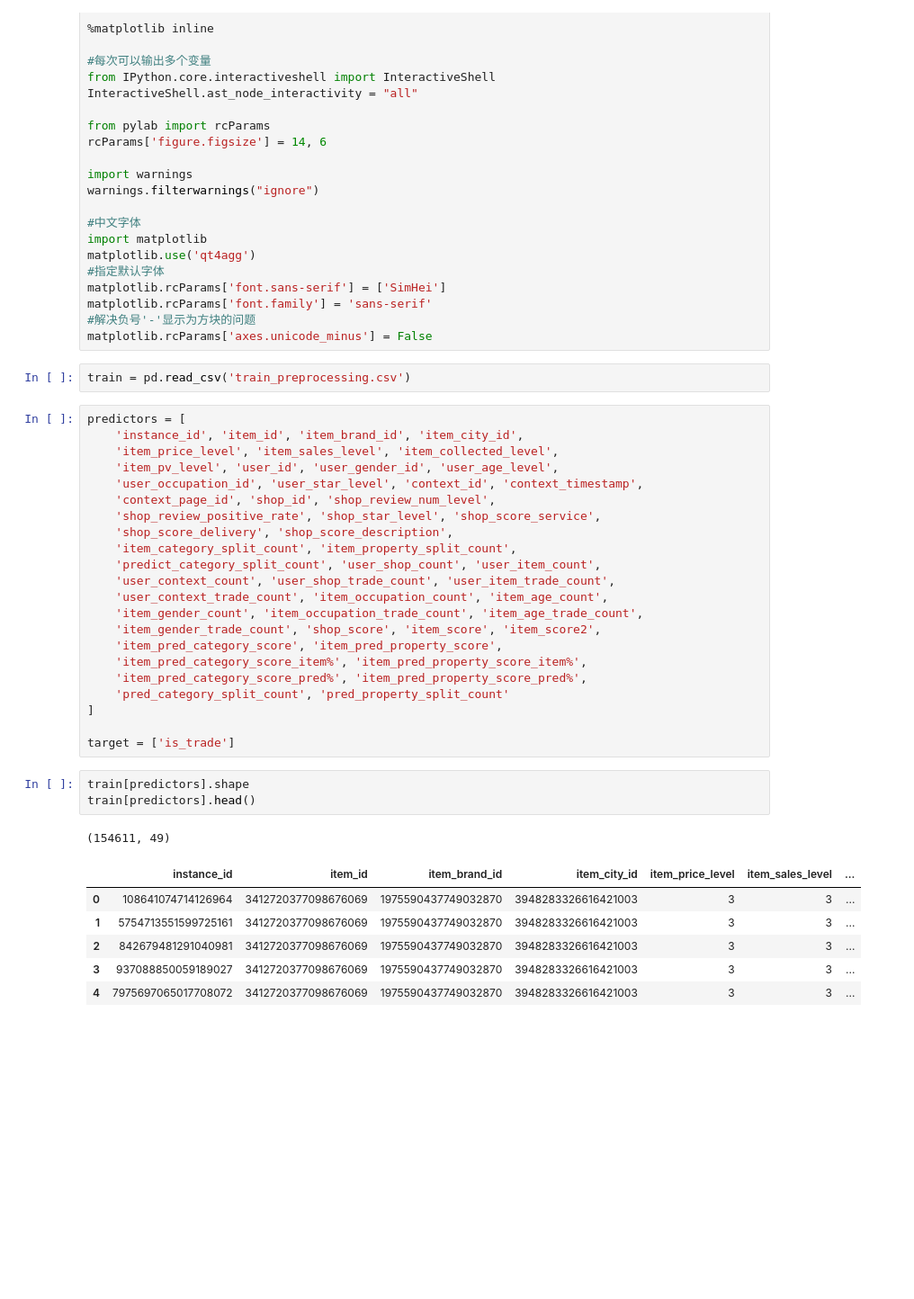
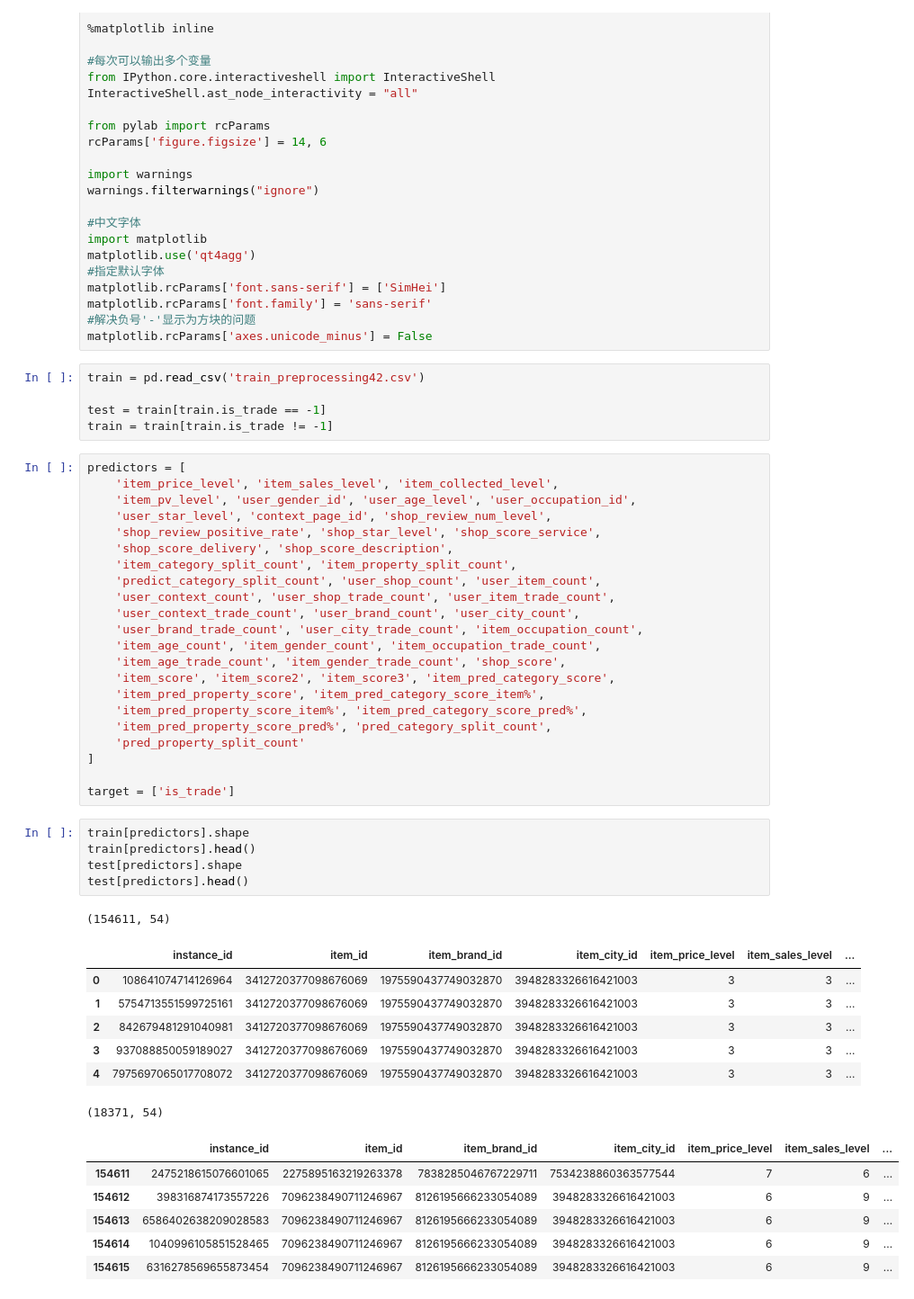
Before and after one commit to abcdddxy/kaggle, a Jupyter notebook: ALiMaMa/XGB.ipynb, the cells around one changed output. Shown at 90% size. Saved outputs shown, nothing was run; the diff lists cells and outputs as text; blank space fills up the shorter version.

```diff
--- a/ALiMaMa/XGB.ipynb
+++ b/ALiMaMa/XGB.ipynb
@@ -28,39 +28,51 @@ matplotlib.rcParams['font.sans-serif'] = ['SimHei']
 matplotlib.rcParams['font.family'] = 'sans-serif'
 #解决负号'-'显示为方块的问题
 matplotlib.rcParams['axes.unicode_minus'] = False
-# %%
-train = pd.read_csv('train_preprocessing.csv')
+# %%
+train = pd.read_csv('train_preprocessing42.csv')
+
+test = train[train.is_trade == -1]
+train = train[train.is_trade != -1]
 # %%
 predictors = [
-    'instance_id', 'item_id', 'item_brand_id', 'item_city_id',
     'item_price_level', 'item_sales_level', 'item_collected_level',
-    'item_pv_level', 'user_id', 'user_gender_id', 'user_age_level',
-    'user_occupation_id', 'user_star_level', 'context_id', 'context_timestamp',
-    'context_page_id', 'shop_id', 'shop_review_num_level',
+    'item_pv_level', 'user_gender_id', 'user_age_level', 'user_occupation_id',
+    'user_star_level', 'context_page_id', 'shop_review_num_level',
     'shop_review_positive_rate', 'shop_star_level', 'shop_score_service',
     'shop_score_delivery', 'shop_score_description',
     'item_category_split_count', 'item_property_split_count',
     'predict_category_split_count', 'user_shop_count', 'user_item_count',
     'user_context_count', 'user_shop_trade_count', 'user_item_trade_count',
-    'user_context_trade_count', 'item_occupation_count', 'item_age_count',
-    'item_gender_count', 'item_occupation_trade_count', 'item_age_trade_count',
-    'item_gender_trade_count', 'shop_score', 'item_score', 'item_score2',
-    'item_pred_category_score', 'item_pred_property_score',
-    'item_pred_category_score_item%', 'item_pred_property_score_item%',
-    'item_pred_category_score_pred%', 'item_pred_property_score_pred%',
-    'pred_category_split_count', 'pred_property_split_count'
+    'user_context_trade_count', 'user_brand_count', 'user_city_count',
+    'user_brand_trade_count', 'user_city_trade_count', 'item_occupation_count',
+    'item_age_count', 'item_gender_count', 'item_occupation_trade_count',
+    'item_age_trade_count', 'item_gender_trade_count', 'shop_score',
+    'item_score', 'item_score2', 'item_score3', 'item_pred_category_score',
+    'item_pred_property_score', 'item_pred_category_score_item%',
+    'item_pred_property_score_item%', 'item_pred_category_score_pred%',
+    'item_pred_property_score_pred%', 'pred_category_split_count',
+    'pred_property_split_count'
 ]
 
 target = ['is_trade']
 # %%
 train[predictors].shape
 train[predictors].head()
+test[predictors].shape
+test[predictors].head()
 # %% [output]
-(154611, 49)
+(154611, 54)
 |  | instance_id | item_id | item_brand_id | item_city_id | item_price_level | item_sales_level | ... |
 | 0 | 108641074714126964 | 3412720377098676069 | 1975590437749032870 | 3948283326616421003 | 3 | 3 | ... |
 | 1 | 5754713551599725161 | 3412720377098676069 | 1975590437749032870 | 3948283326616421003 | 3 | 3 | ... |
 | 2 | 842679481291040981 | 3412720377098676069 | 1975590437749032870 | 3948283326616421003 | 3 | 3 | ... |
 | 3 | 937088850059189027 | 3412720377098676069 | 1975590437749032870 | 3948283326616421003 | 3 | 3 | ... |
 | 4 | 7975697065017708072 | 3412720377098676069 | 1975590437749032870 | 3948283326616421003 | 3 | 3 | ... |
+(18371, 54)
+|  | instance_id | item_id | item_brand_id | item_city_id | item_price_level | item_sales_level | ... |
+| 154611 | 2475218615076601065 | 2275895163219263378 | 7838285046767229711 | 7534238860363577544 | 7 | 6 | ... |
+| 154612 | 398316874173557226 | 7096238490711246967 | 8126195666233054089 | 3948283326616421003 | 6 | 9 | ... |
+| 154613 | 6586402638209028583 | 7096238490711246967 | 8126195666233054089 | 3948283326616421003 | 6 | 9 | ... |
+| 154614 | 1040996105851528465 | 7096238490711246967 | 8126195666233054089 | 3948283326616421003 | 6 | 9 | ... |
+| 154615 | 6316278569655873454 | 7096238490711246967 | 8126195666233054089 | 3948283326616421003 | 6 | 9 | ... |
 # %%
```
Also changed, not shown: parts of 7 cells of this notebook, 1 other file.
